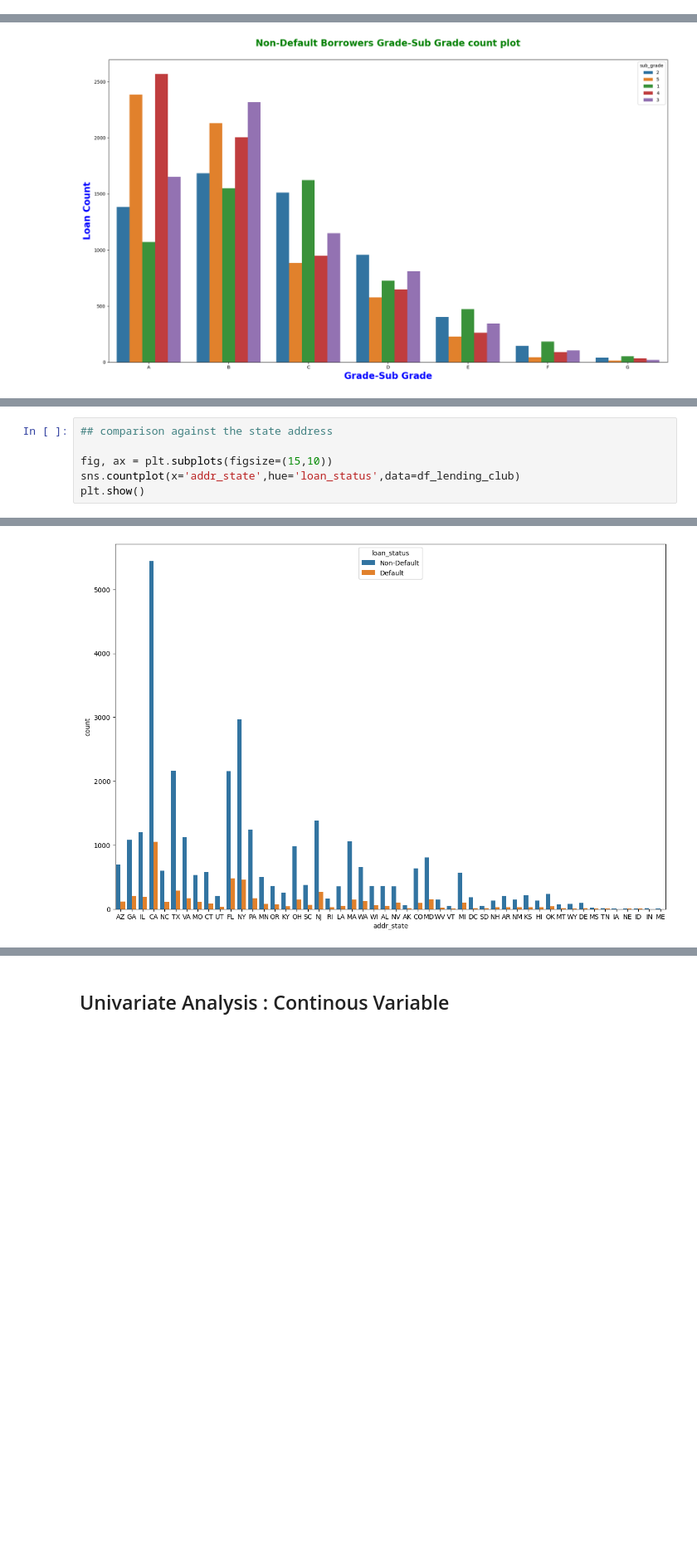
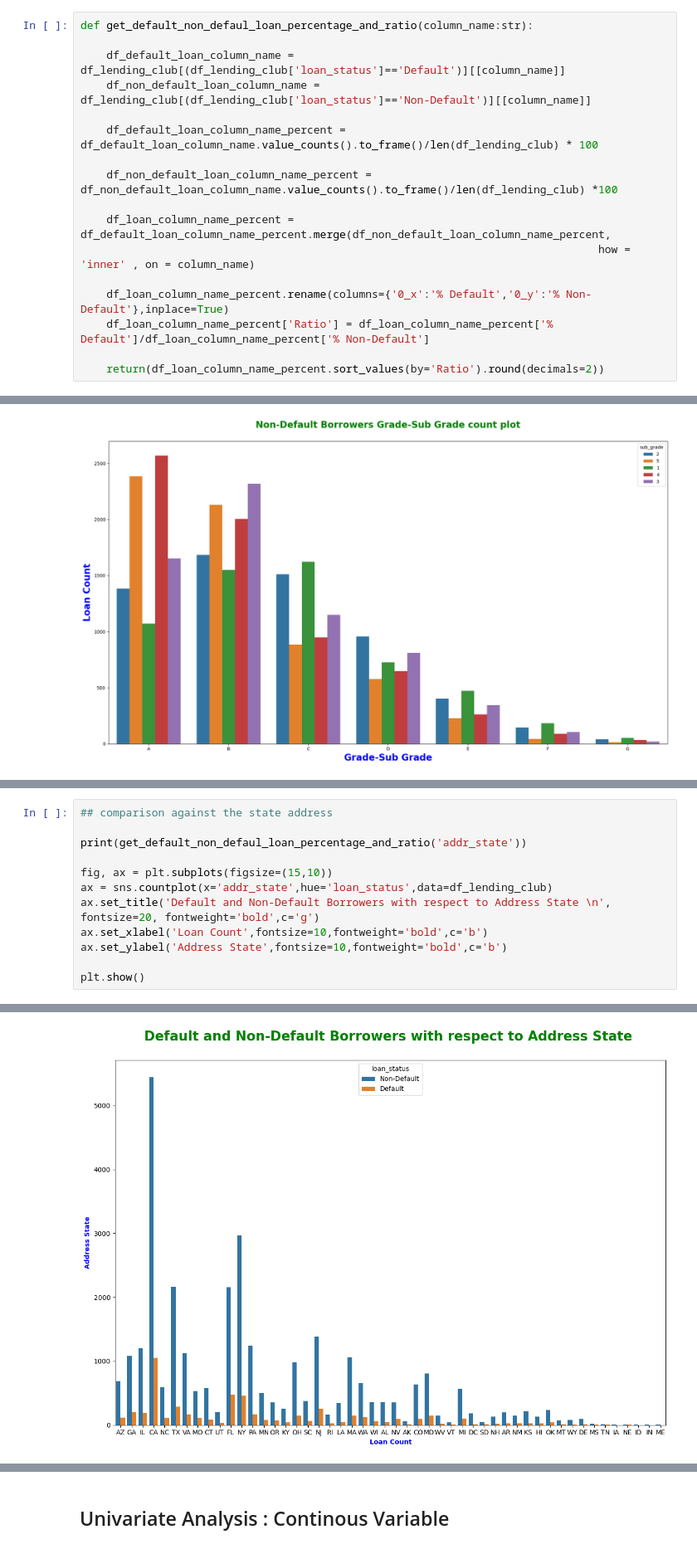
Before and after one commit to charankumarhs/LendingClubCaseStudy, a Jupyter notebook: Charan_Hulmani.ipynb, the cells around one changed output, grey strips where cells are left out. Shown at 83% size. Saved outputs shown, nothing was run; the diff lists cells and outputs as text; blank space fills up the shorter version.

Commit message:
Univariate Bivariate Analysis, contnous variable and Inferences. Also, created a generic method that could be reused while deducing the inference from data

```diff
--- a/Charan_Hulmani.ipynb
+++ b/Charan_Hulmani.ipynb
@@ -559,4 +559,21 @@ E    6.0
 F    2.0
 G    1.0
 [figure]
+# %%
+def get_default_non_defaul_loan_percentage_and_ratio(column_name:str):
+
+    df_default_loan_column_name = df_lending_club[(df_lending_club['loan_status']=='Default')][[column_name]]
+    df_non_default_loan_column_name = df_lending_club[(df_lending_club['loan_status']=='Non-Default')][[column_name]]
+
+    df_default_loan_column_name_percent = df_default_loan_column_name.value_counts().to_frame()/len(df_lending_club) * 100
+
+    df_non_default_loan_column_name_percent = df_non_default_loan_column_name.value_counts().to_frame()/len(df_lending_club) *100
+
+    df_loan_column_name_percent = df_default_loan_column_name_percent.merge(df_non_default_loan_column_name_percent,
+                                                                                how = 'inner' , on = column_name)
+
+    df_loan_column_name_percent.rename(columns={'0_x':'% Default','0_y':'% Non-Default'},inplace=True)
+    df_loan_column_name_percent['Ratio'] = df_loan_column_name_percent['% Default']/df_loan_column_name_percent['% Non-Default']
+
+    return(df_loan_column_name_percent.sort_values(by='Ratio').round(decimals=2))
 # %%
@@ -798,7 +767,13 @@ small_business         1.17         3.15   0.37
 # %%
 ## comparison against the state address
 
+print(get_default_non_defaul_loan_percentage_and_ratio('addr_state'))
+
 fig, ax = plt.subplots(figsize=(15,10))
-sns.countplot(x='addr_state',hue='loan_status',data=df_lending_club)
+ax = sns.countplot(x='addr_state',hue='loan_status',data=df_lending_club)
+ax.set_title('Default and Non-Default Borrowers with respect to Address State \n', fontsize=20, fontweight='bold',c='g')
+ax.set_xlabel('Loan Count',fontsize=10,fontweight='bold',c='b')
+ax.set_ylabel('Address State',fontsize=10,fontweight='bold',c='b')
+
 plt.show()
 # %% [output]
@@ -805,3 +797,3 @@ plt.show()
-[figure, old version]
+[figure, new version]
 # %%
 # plot agaiinst employment time (imputation not performed)
```
Also changed, not shown: parts of 53 cells of this notebook.
